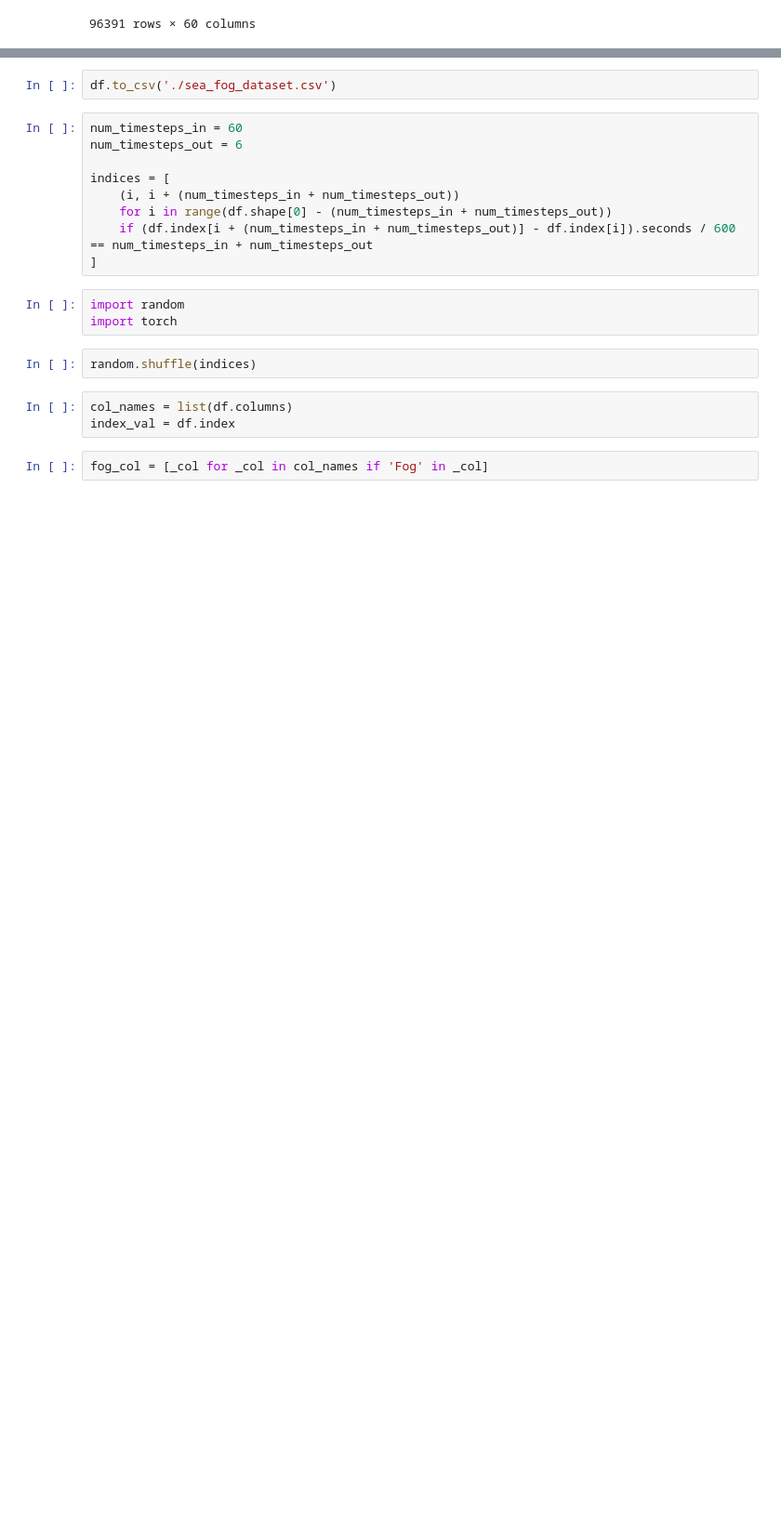
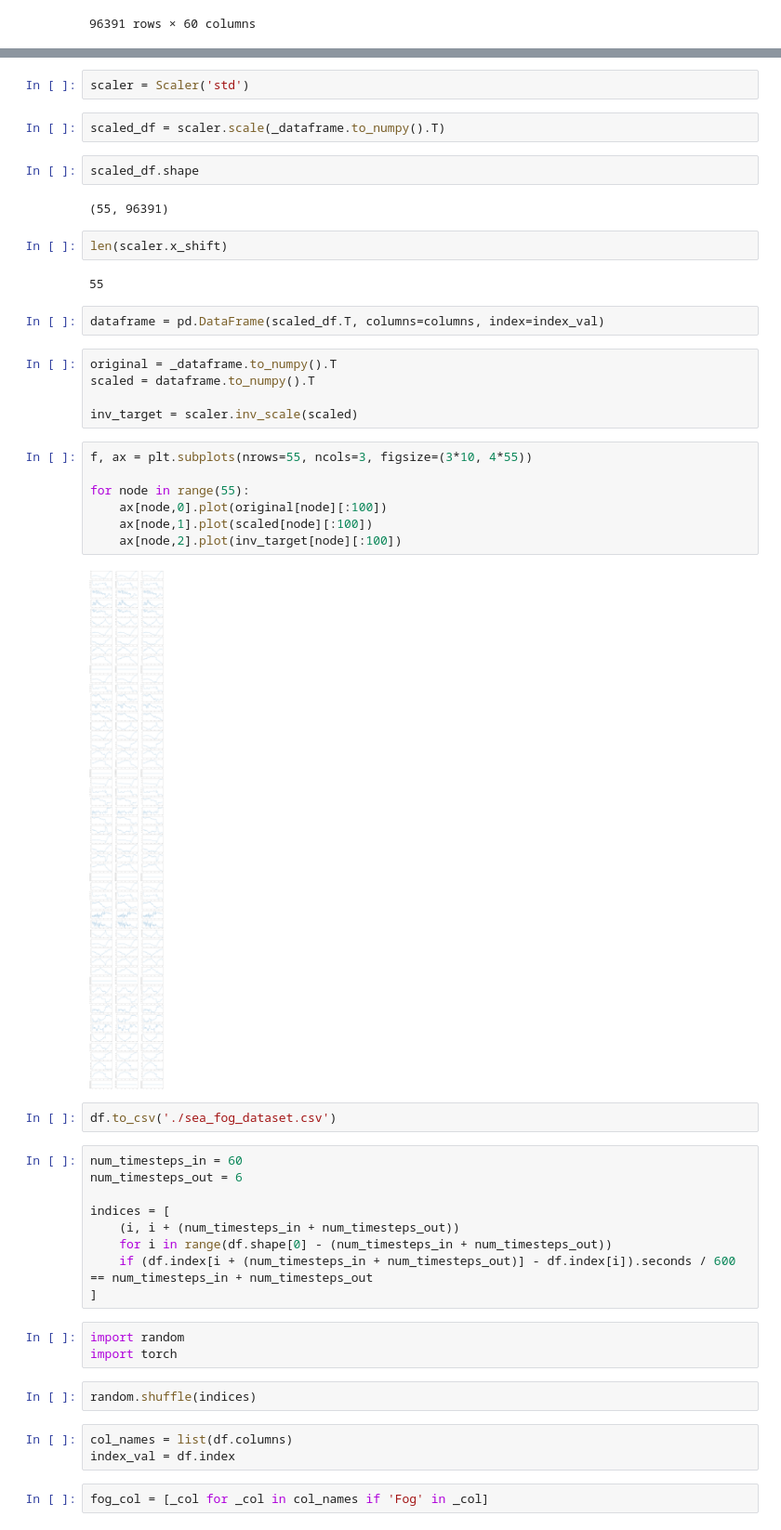
Before and after one commit to Kim-Ju-Hyeon/Graph_N_BEATS_Anomaly, a Jupyter notebook: Jupyter Notebook/sea_fog_dataset.ipynb, the cells around one changed output, grey strips where cells are left out. Shown at 93% size. Saved outputs shown, nothing was run; the diff lists cells and outputs as text; blank space fills up the shorter version.

```diff
--- a/Jupyter Notebook/sea_fog_dataset.ipynb
+++ b/Jupyter Notebook/sea_fog_dataset.ipynb
@@ -129,3 +146,31 @@ df
+# %%
+scaler = Scaler('std')
+# %%
+scaled_df = scaler.scale(_dataframe.to_numpy().T)
+# %%
+scaled_df.shape
+# %% [output]
+(55, 96391)
+# %%
+len(scaler.x_shift)
+# %% [output]
+55
+# %%
+dataframe = pd.DataFrame(scaled_df.T, columns=columns, index=index_val)
+# %%
+original = _dataframe.to_numpy().T
+scaled = dataframe.to_numpy().T
+
+inv_target = scaler.inv_scale(scaled)
+# %%
+f, ax = plt.subplots(nrows=55, ncols=3, figsize=(3*10, 4*55))
+
+for node in range(55):
+    ax[node,0].plot(original[node][:100])
+    ax[node,1].plot(scaled[node][:100])
+    ax[node,2].plot(inv_target[node][:100])
+# %% [output]
+[figure, added]
 # %%
 df.to_csv('./sea_fog_dataset.csv')
 # %%
```
Also changed, not shown: parts of 6 cells of this notebook, 4 other files.
